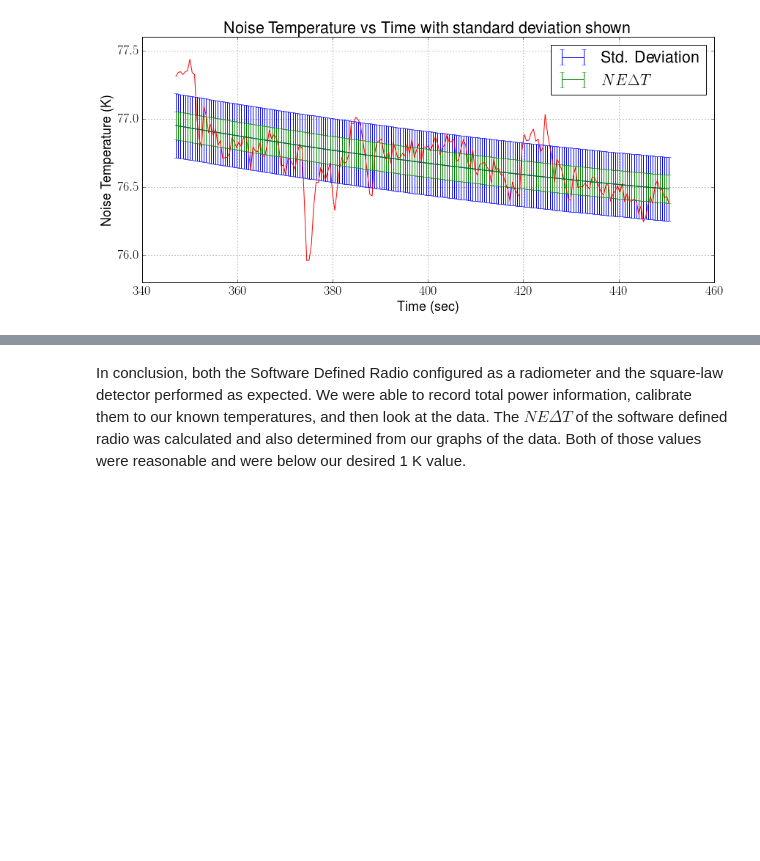
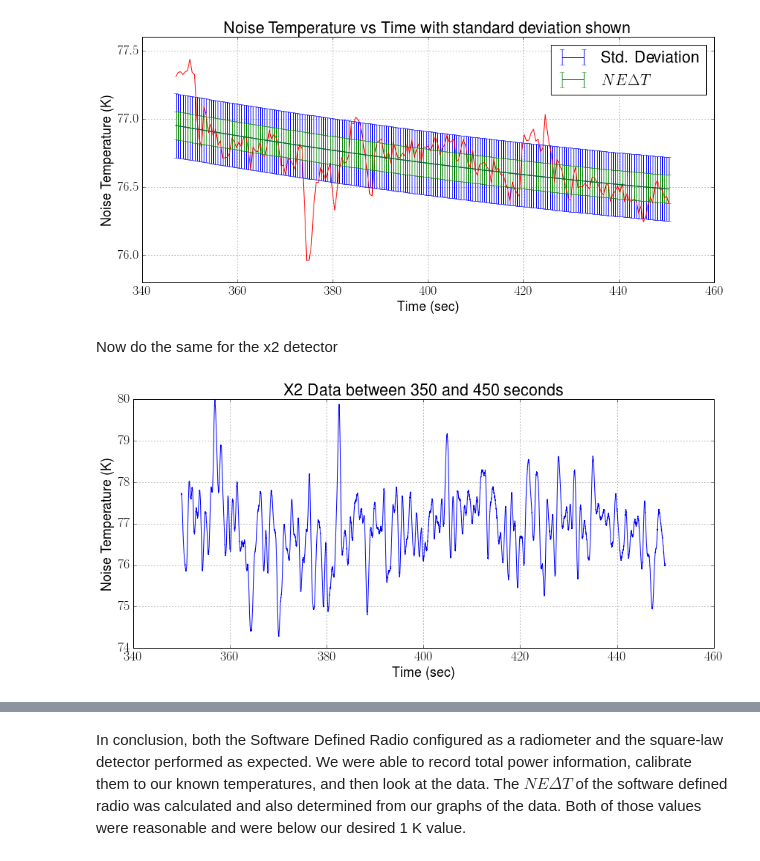
Before and after one commit to matgyver/Radiometer-SDR-Thesis, a Jupyter notebook: Experiments/Exp1/radiometer_experiment_1.ipynb, the cells around one changed output, grey strips where cells are left out. Drawn from its saved outputs; the diff is of its cells as text; code cells hidden in the pictures; blank space fills up the shorter version.

Commit message:
Update to experiments
Added NEAT for x2 data, fixed Windows bug with reading binary files.
Note:  use 'rb' with the open command.

```diff
--- a/Experiments/Exp1/radiometer_experiment_1.ipynb
+++ b/Experiments/Exp1/radiometer_experiment_1.ipynb
@@ -536,3 +538,22 @@ fig.savefig("std_dev_errbar.pdf", dpi=300)
 fig.savefig("std_dev_errbar.png", dpi=300)
 # %% [output]
 [figure]
+# %% [markdown]
+Now do the same for the x2 detector
+# %%
+x2t = w[(35000):45000]
+#x2t = w[:(45000)]
+x2y = x2_calib[(35000):(45000)]
+#x2y = x2_calib[:(45000)]
+# %%
+fig = plt.figure(figsize=(14,6), dpi=300)
+plot(x2t,x2y)
+xlabel('Time (sec)')
+ylabel('Noise Temperature (K)')
+title('X2 Data between 350 and 450 seconds')
+grid(True)
+#axis([340, 450, 75, 79])
+fig.savefig("X2_Zoom.pdf", dpi=300)
+fig.savefig("X2_Zoom.png", dpi=300)
+# %% [output]
+[figure, added]
```
Also changed, not shown: parts of 8 cells of this notebook, 35 other files.
